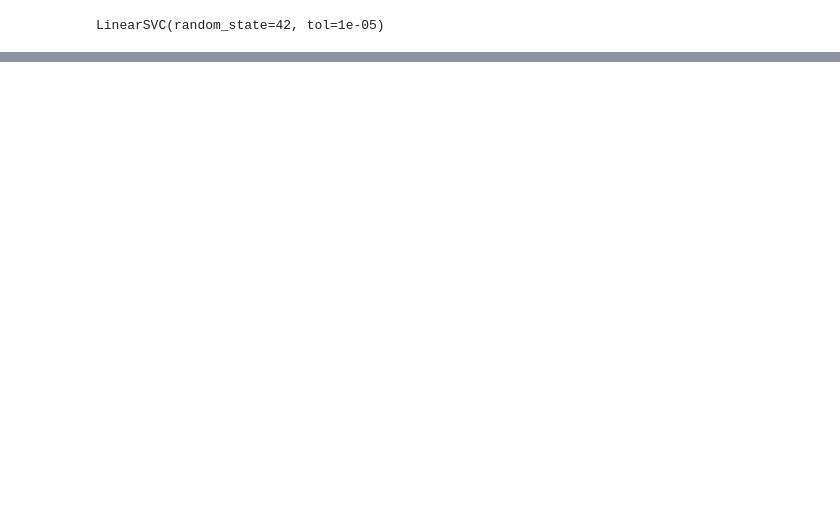
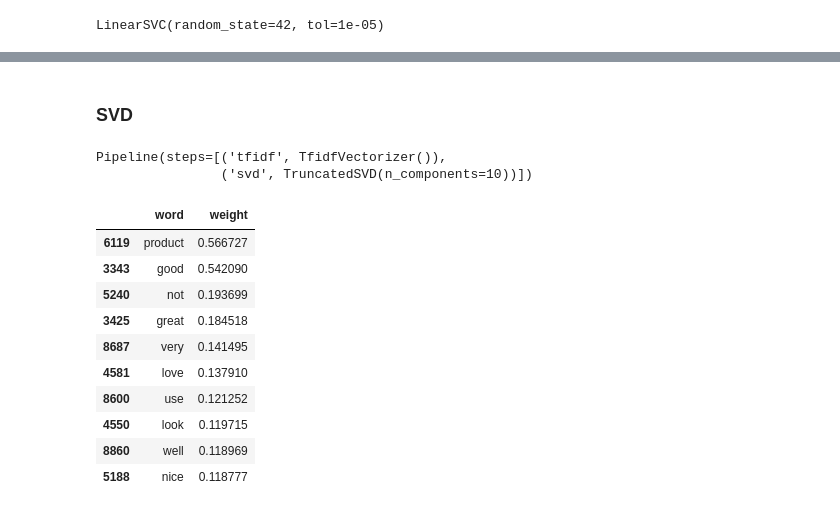
Before and after one commit to marieljum/NLP_Amazon_Reviews_Sentiment, a Jupyter notebook: notebooks/Sentiment_Analysis.ipynb, the cells around one changed output, grey strips where cells are left out. Cells and saved outputs as stored; diff of their text form; code cells hidden in the pictures; blank space fills up the shorter version.

Commit message:
Topic modeling - svd

```diff
--- a/notebooks/Sentiment_Analysis.ipynb
+++ b/notebooks/Sentiment_Analysis.ipynb
@@ -513,0 +459,34 @@ Some sample reviews with their sentiment -
+# %% [markdown]
+### SVD
+# %%
+svd_pipe = Pipeline([
+    ('tfidf', TfidfVectorizer()),
+    ('svd', TruncatedSVD(n_components = 10))
+])
+
+svd_pipe.fit(cleaned_text['spacy_text'])
+# %% [output]
+Pipeline(steps=[('tfidf', TfidfVectorizer()),
+                ('svd', TruncatedSVD(n_components=10))])
+# %%
+vocab = svd_pipe.named_steps['tfidf'].get_feature_names_out()
+components = svd_pipe.named_steps['svd'].components_
+
+topic_num = 0
+
+pd.DataFrame({
+    'word': vocab,
+    'weight': components[topic_num]
+}).sort_values('weight', ascending = False).head(10)
+# %% [output]
+|  | word | weight |
+| 6119 | product | 0.566727 |
+| 3343 | good | 0.542090 |
+| 5240 | not | 0.193699 |
+| 3425 | great | 0.184518 |
+| 8687 | very | 0.141495 |
+| 4581 | love | 0.137910 |
+| 8600 | use | 0.121252 |
+| 4550 | look | 0.119715 |
+| 8860 | well | 0.118969 |
+| 5188 | nice | 0.118777 |
```
Also changed, not shown: parts of 42 cells of this notebook.
